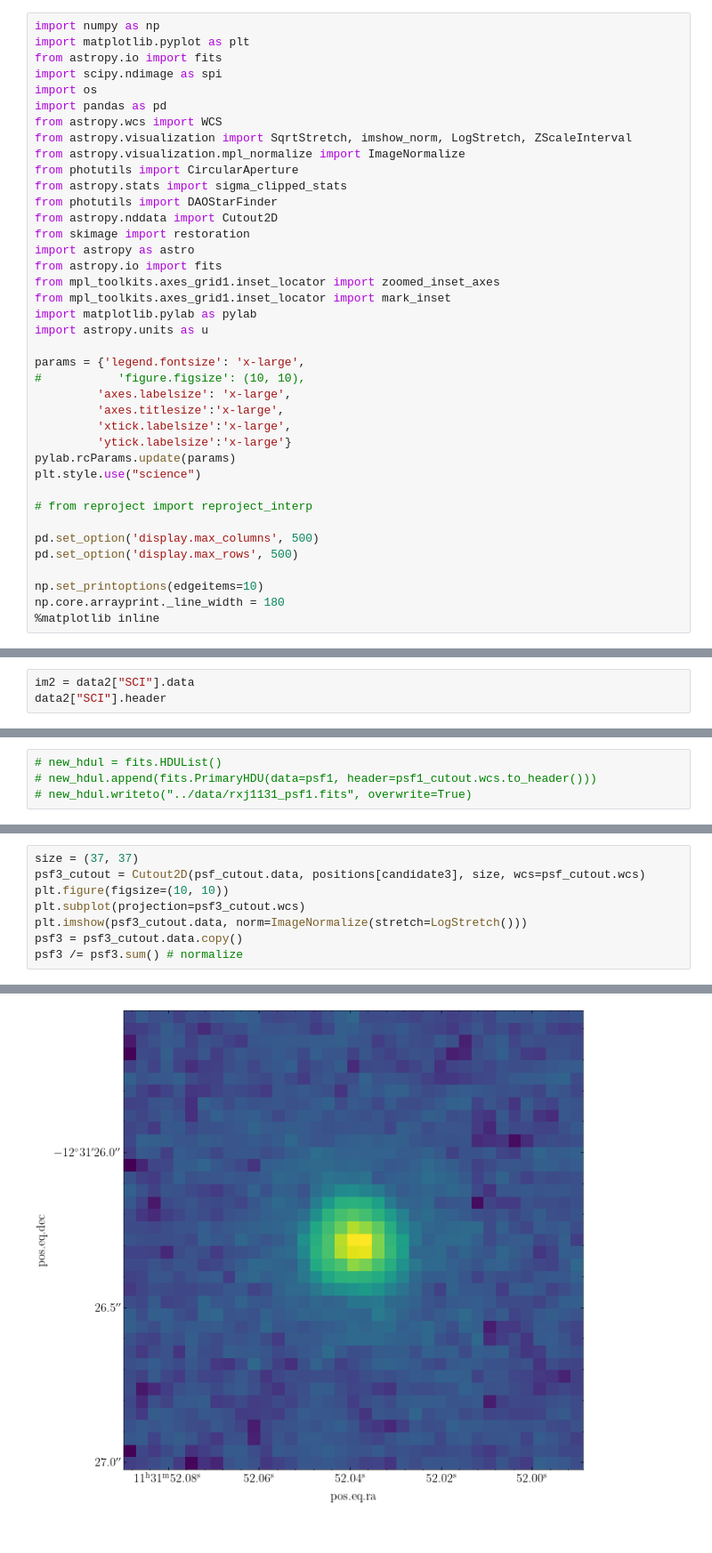
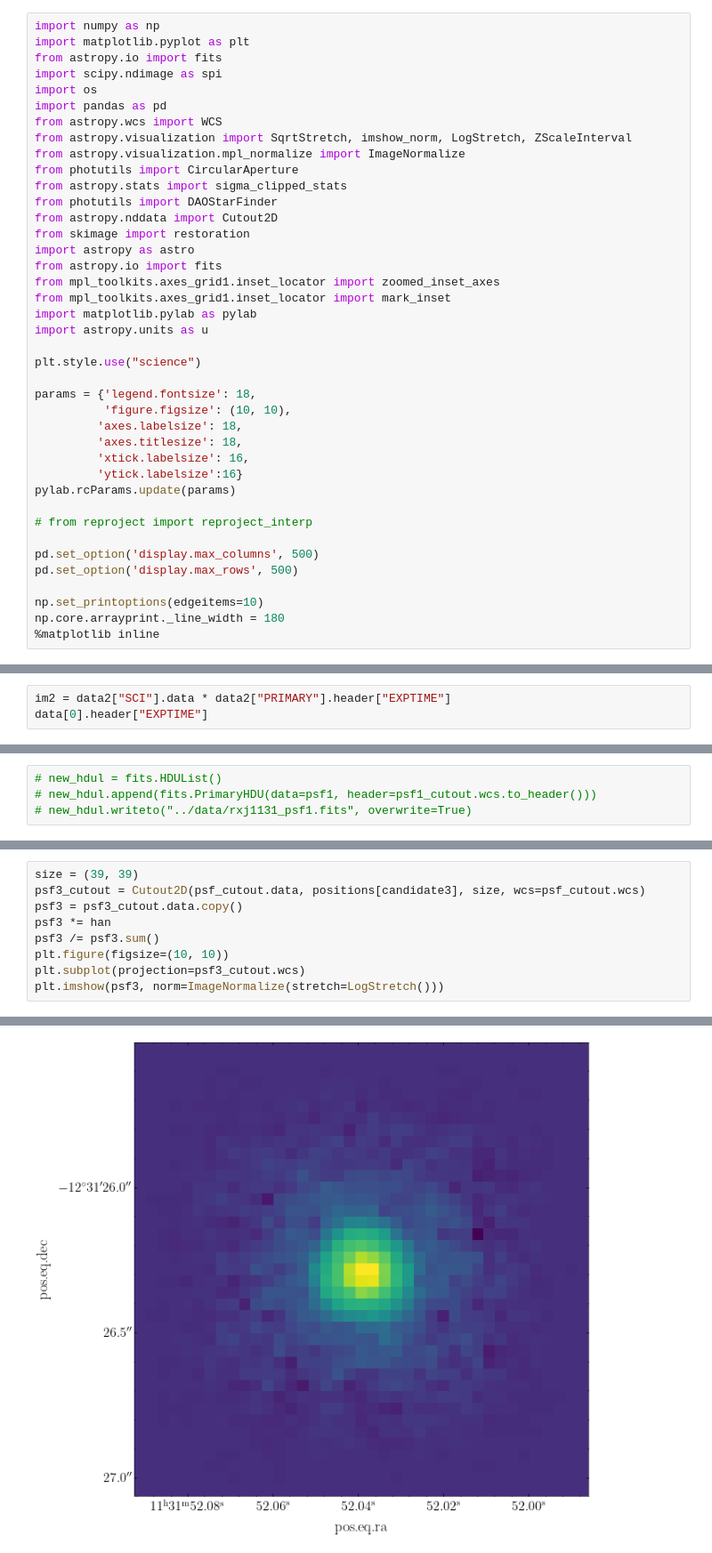
Before and after one commit to AlexandreAdam/rxj1131, a Jupyter notebook: notebooks/image_playground.ipynb, the cells around one changed output, grey strips where cells are left out. Shown at 89% size. Cells and saved outputs as stored; diff of their text form.

```diff
--- a/notebooks/image_playground.ipynb
+++ b/notebooks/image_playground.ipynb
@@ -20,14 +20,15 @@ from mpl_toolkits.axes_grid1.inset_locator import mark_inset
 import matplotlib.pylab as pylab
 import astropy.units as u
 
-params = {'legend.fontsize': 'x-large',
-#           'figure.figsize': (10, 10),
-         'axes.labelsize': 'x-large',
-         'axes.titlesize':'x-large',
-         'xtick.labelsize':'x-large',
-         'ytick.labelsize':'x-large'}
+plt.style.use("science")
+
+params = {'legend.fontsize': 18,
+          'figure.figsize': (10, 10),
+         'axes.labelsize': 18,
+         'axes.titlesize': 18,
+         'xtick.labelsize': 16,
+         'ytick.labelsize':16}
 pylab.rcParams.update(params)
-plt.style.use("science")
 
 # from reproject import reproject_interp
 
@@ -173,6 +212,6 @@ No.    Name      Ver    Type      Cards   Dimensions   Format
   0  PRIMARY       1 PrimaryHDU     863   ()
   1  SCI           1 ImageHDU        82   (7600, 6800)   float32
 # %%
-im2 = data2["SCI"].data
-data2["SCI"].header
+im2 = data2["SCI"].data * data2["PRIMARY"].header["EXPTIME"]
+data[0].header["EXPTIME"]
 # %% [output]
@@ -446,9 +528,10 @@ plt.imshow(psf2, norm=ImageNormalize(stretch=LogStretch()))
 # %%
-size = (37, 37)
+size = (39, 39)
 psf3_cutout = Cutout2D(psf_cutout.data, positions[candidate3], size, wcs=psf_cutout.wcs)
+psf3 = psf3_cutout.data.copy()
+psf3 *= han
+psf3 /= psf3.sum()
 plt.figure(figsize=(10, 10))
 plt.subplot(projection=psf3_cutout.wcs)
-plt.imshow(psf3_cutout.data, norm=ImageNormalize(stretch=LogStretch()))
-psf3 = psf3_cutout.data.copy()
-psf3 /= psf3.sum() # normalize
+plt.imshow(psf3, norm=ImageNormalize(stretch=LogStretch()))
 # %% [output]
@@ -455,2 +539,2 @@ psf3 /= psf3.sum() # normalize
-[figure, old version]
+[figure, new version]
 # %%
```
Also changed, not shown: parts of 30 cells of this notebook, 18 other files.
